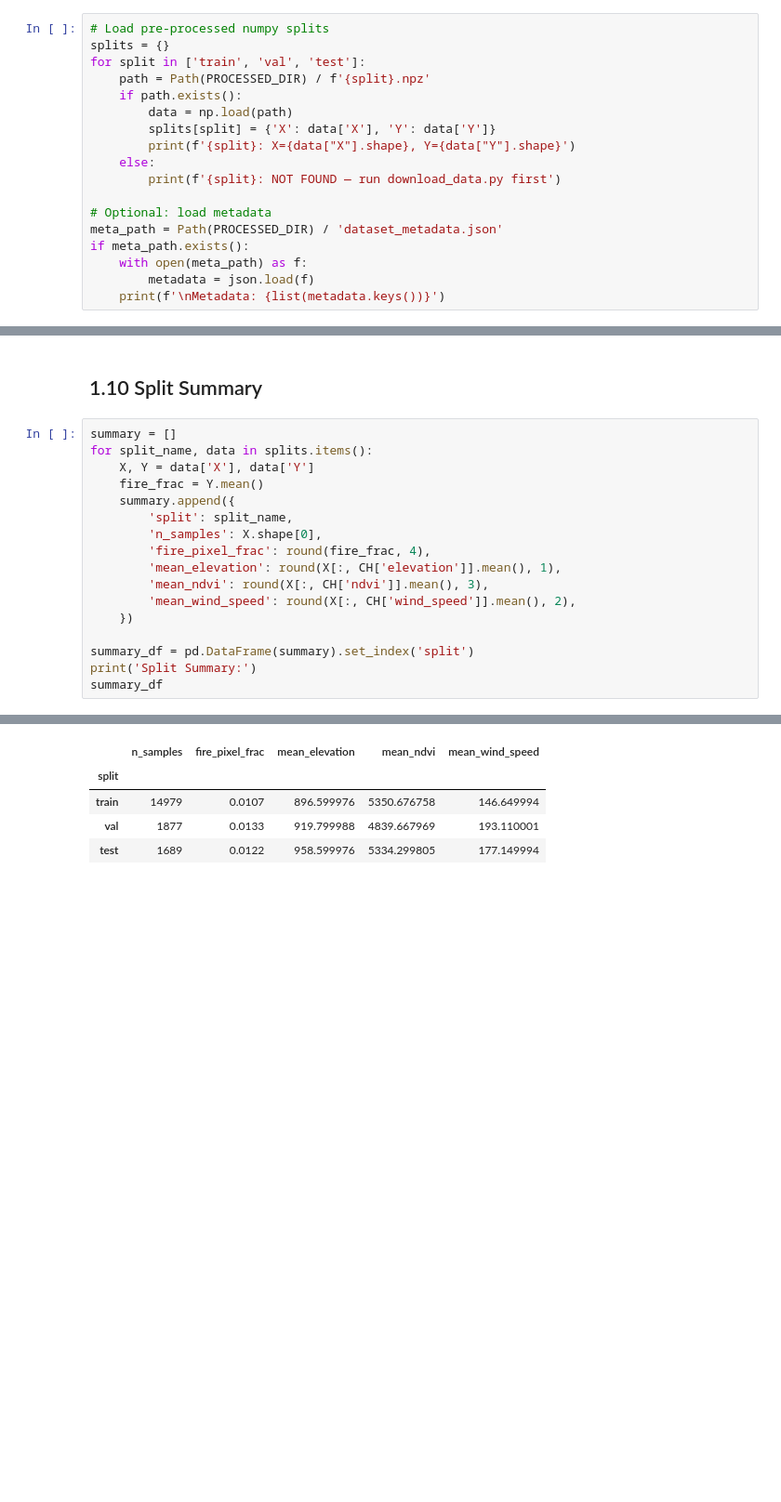
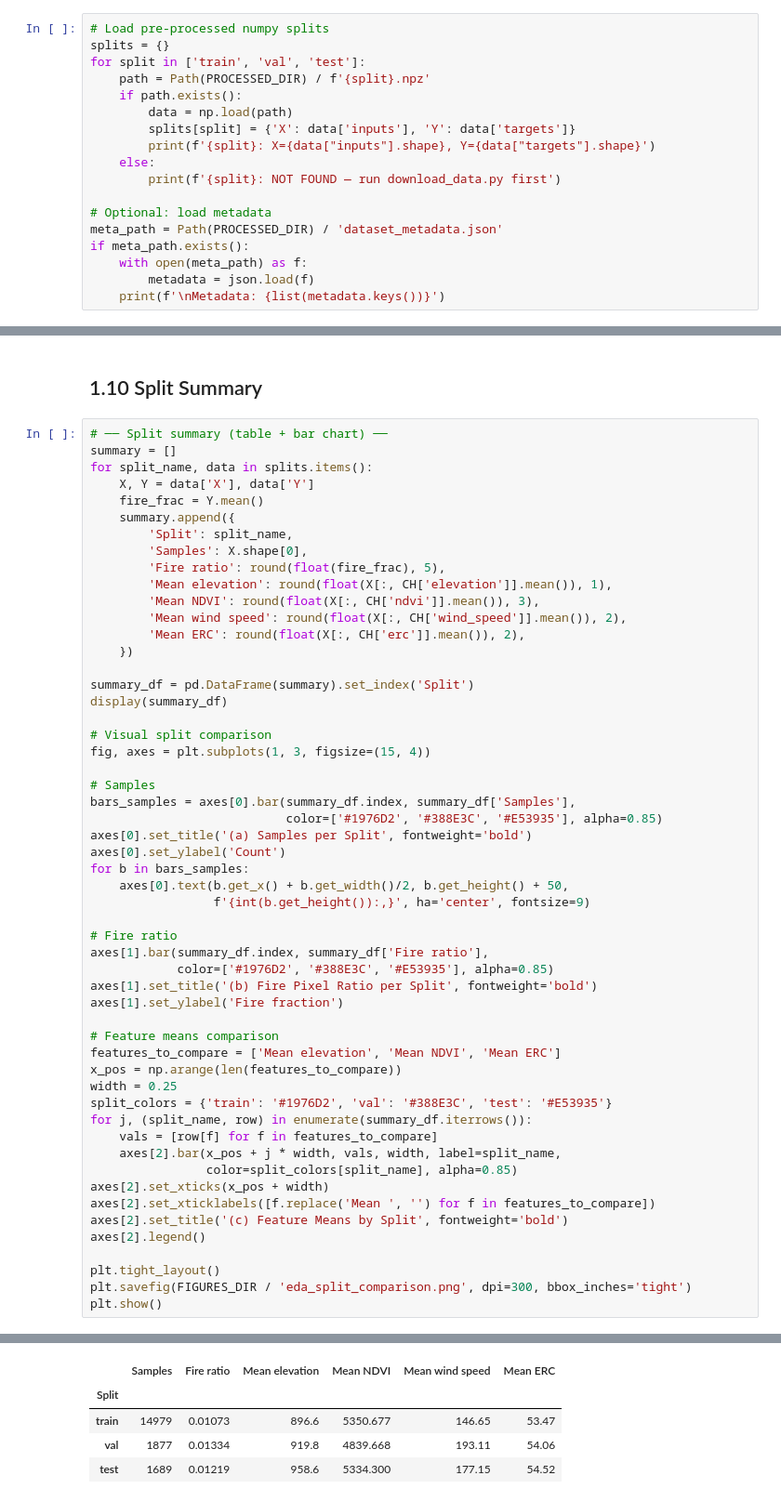
Before and after one commit to syrinemrf/FireSpreadNet, a Jupyter notebook: notebooks/01_EDA.ipynb, the cells around one changed output, grey strips where cells are left out. Shown at 93% size. Saved outputs shown, nothing was run; the diff lists cells and outputs as text; blank space fills up the shorter version.

```diff
--- a/notebooks/01_EDA.ipynb
+++ b/notebooks/01_EDA.ipynb
@@ -101,8 +114,8 @@ for split in ['train', 'val', 'test']:
     path = Path(PROCESSED_DIR) / f'{split}.npz'
     if path.exists():
         data = np.load(path)
-        splits[split] = {'X': data['X'], 'Y': data['Y']}
-        print(f'{split}: X={data["X"].shape}, Y={data["Y"].shape}')
+        splits[split] = {'X': data['inputs'], 'Y': data['targets']}
+        print(f'{split}: X={data["inputs"].shape}, Y={data["targets"].shape}')
     else:
         print(f'{split}: NOT FOUND — run download_data.py first')
 
@@ -369,20 +417,57 @@ plt.show()
 # %% [markdown]
 ## 1.10 Split Summary
 # %%
+# ── Split summary (table + bar chart) ──
 summary = []
 for split_name, data in splits.items():
     X, Y = data['X'], data['Y']
     fire_frac = Y.mean()
     summary.append({
-        'split': split_name,
-        'n_samples': X.shape[0],
-        'fire_pixel_frac': round(fire_frac, 4),
-        'mean_elevation': round(X[:, CH['elevation']].mean(), 1),
-        'mean_ndvi': round(X[:, CH['ndvi']].mean(), 3),
-        'mean_wind_speed': round(X[:, CH['wind_speed']].mean(), 2),
+        'Split': split_name,
+        'Samples': X.shape[0],
+        'Fire ratio': round(float(fire_frac), 5),
+        'Mean elevation': round(float(X[:, CH['elevation']].mean()), 1),
+        'Mean NDVI': round(float(X[:, CH['ndvi']].mean()), 3),
+        'Mean wind speed': round(float(X[:, CH['wind_speed']].mean()), 2),
+        'Mean ERC': round(float(X[:, CH['erc']].mean()), 2),
     })
 
-summary_df = pd.DataFrame(summary).set_index('split')
-print('Split Summary:')
-summary_df
+summary_df = pd.DataFrame(summary).set_index('Split')
+display(summary_df)
+
+# Visual split comparison
+fig, axes = plt.subplots(1, 3, figsize=(15, 4))
+
+# Samples
+bars_samples = axes[0].bar(summary_df.index, summary_df['Samples'],
+                           color=['#1976D2', '#388E3C', '#E53935'], alpha=0.85)
+axes[0].set_title('(a) Samples per Split', fontweight='bold')
+axes[0].set_ylabel('Count')
+for b in bars_samples:
+    axes[0].text(b.get_x() + b.get_width()/2, b.get_height() + 50,
+                 f'{int(b.get_height()):,}', ha='center', fontsize=9)
+
+# Fire ratio
+axes[1].bar(summary_df.index, summary_df['Fire ratio'],
+            color=['#1976D2', '#388E3C', '#E53935'], alpha=0.85)
+axes[1].set_title('(b) Fire Pixel Ratio per Split', fontweight='bold')
+axes[1].set_ylabel('Fire fraction')
+
+# Feature means comparison
+features_to_compare = ['Mean elevation', 'Mean NDVI', 'Mean ERC']
+x_pos = np.arange(len(features_to_compare))
+width = 0.25
+split_colors = {'train': '#1976D2', 'val': '#388E3C', 'test': '#E53935'}
+for j, (split_name, row) in enumerate(summary_df.iterrows()):
+    vals = [row[f] for f in features_to_compare]
+    axes[2].bar(x_pos + j * width, vals, width, label=split_name,
+                color=split_colors[split_name], alpha=0.85)
+axes[2].set_xticks(x_pos + width)
+axes[2].set_xticklabels([f.replace('Mean ', '') for f in features_to_compare])
+axes[2].set_title('(c) Feature Means by Split', fontweight='bold')
+axes[2].legend()
+
+plt.tight_layout()
+plt.savefig(FIGURES_DIR / 'eda_split_comparison.png', dpi=300, bbox_inches='tight')
+plt.show()
 # %% [output]
@@ -390,5 +474,5 @@ Split Summary:
-|  | n_samples | fire_pixel_frac | mean_elevation | mean_ndvi | mean_wind_speed |
-| split |  |  |  |  |  |
-| train | 14979 | 0.0107 | 896.599976 | 5350.676758 | 146.649994 |
-| val | 1877 | 0.0133 | 919.799988 | 4839.667969 | 193.110001 |
-| test | 1689 | 0.0122 | 958.599976 | 5334.299805 | 177.149994 |
+|  | Samples | Fire ratio | Mean elevation | Mean NDVI | Mean wind speed | Mean ERC |
+| Split |  |  |  |  |  |  |
+| train | 14979 | 0.01073 | 896.6 | 5350.677 | 146.65 | 53.47 |
+| val | 1877 | 0.01334 | 919.8 | 4839.668 | 193.11 | 54.06 |
+| test | 1689 | 0.01219 | 958.6 | 5334.300 | 177.15 | 54.52 |
```
Also changed, not shown: parts of 39 cells of this notebook, 7 other files.
